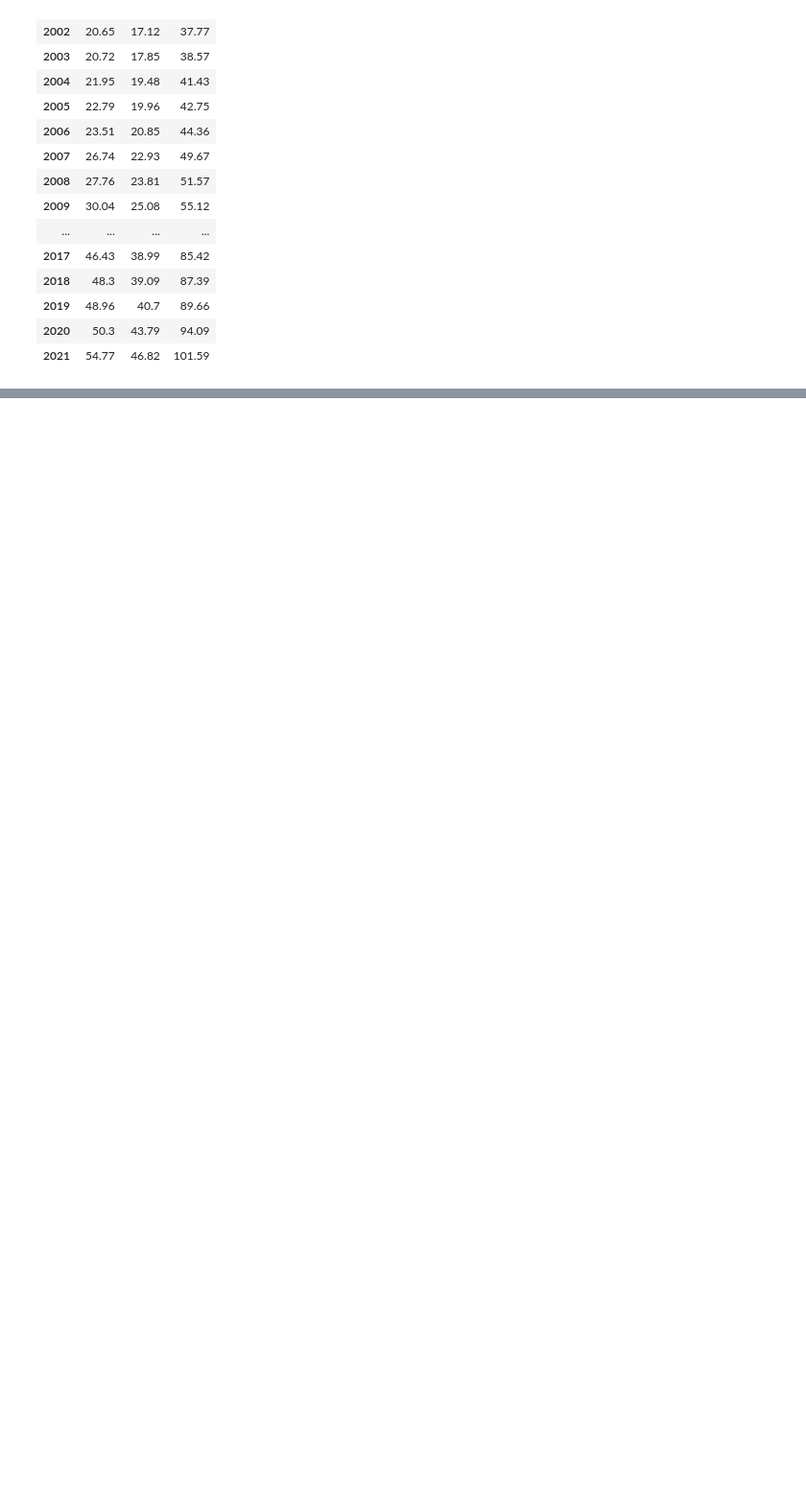
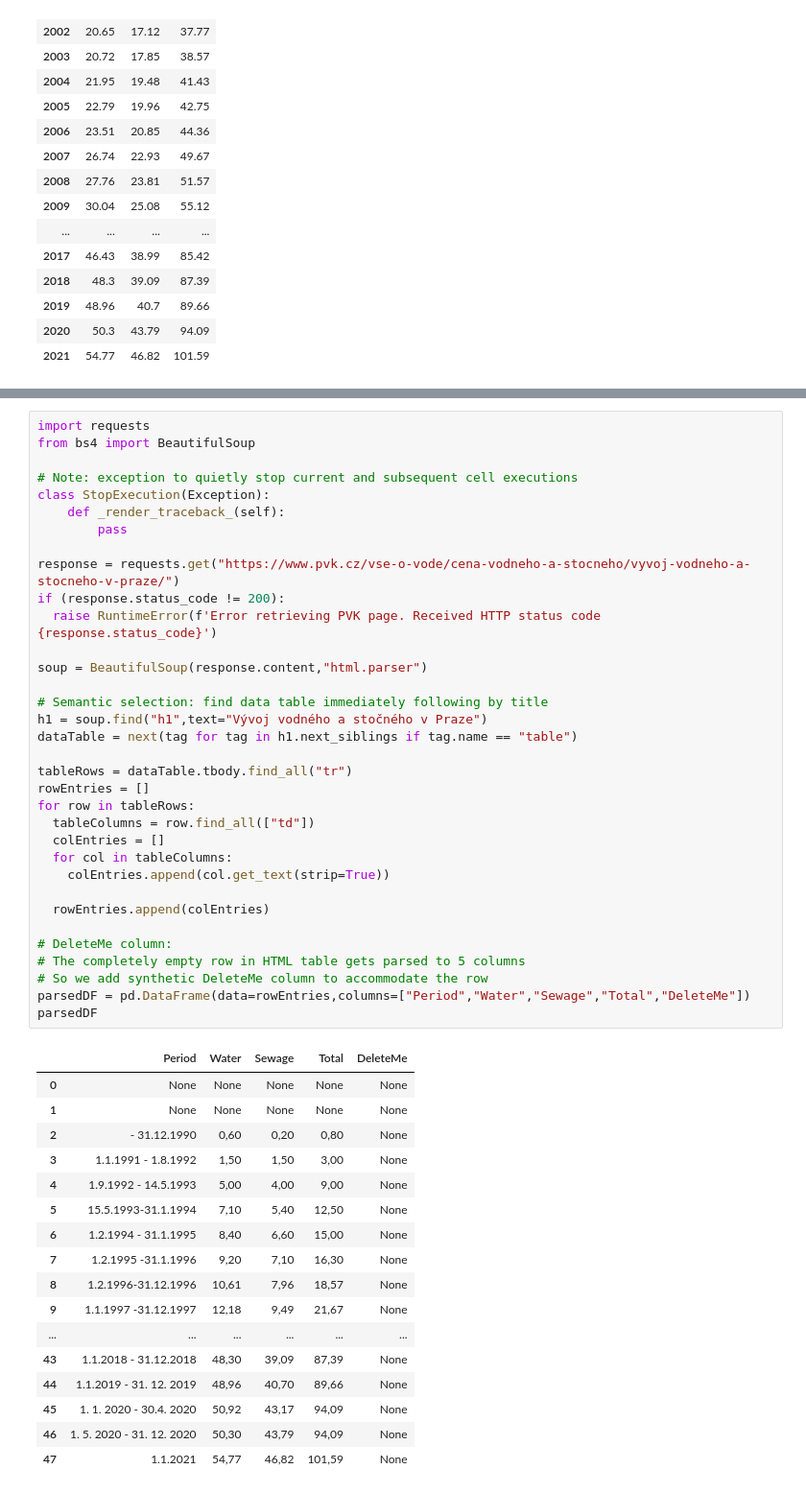
Before and after one commit to mtomcanyi/colab-public, a Jupyter notebook: GitHubIntegration.ipynb, the cells around one changed output, grey strips where cells are left out. Shown at 96% size. Saved outputs shown, nothing was run; the diff lists cells and outputs as text; blank space fills up the shorter version.

```diff
--- a/GitHubIntegration.ipynb
+++ b/GitHubIntegration.ipynb
@@ -186,0 +190,52 @@ sheetDF
+# %%
+import requests
+from bs4 import BeautifulSoup
+
+# Note: exception to quietly stop current and subsequent cell executions
+class StopExecution(Exception):
+    def _render_traceback_(self):
+        pass
+
+response = requests.get("https://www.pvk.cz/vse-o-vode/cena-vodneho-a-stocneho/vyvoj-vodneho-a-stocneho-v-praze/")
+if (response.status_code != 200):
+  raise RuntimeError(f'Error retrieving PVK page. Received HTTP status code {response.status_code}')
+
+soup = BeautifulSoup(response.content,"html.parser")
+
+# Semantic selection: find data table immediately following by title
+h1 = soup.find("h1",text="Vývoj vodného a stočného v Praze")
+dataTable = next(tag for tag in h1.next_siblings if tag.name == "table")
+
+tableRows = dataTable.tbody.find_all("tr")
+rowEntries = []
+for row in tableRows:
+  tableColumns = row.find_all(["td"])
+  colEntries = []
+  for col in tableColumns:
+    colEntries.append(col.get_text(strip=True))
+
+  rowEntries.append(colEntries)
+
+# DeleteMe column:
+# The completely empty row in HTML table gets parsed to 5 columns
+# So we add synthetic DeleteMe column to accommodate the row
+parsedDF = pd.DataFrame(data=rowEntries,columns=["Period","Water","Sewage","Total","DeleteMe"])
+parsedDF
+# %% [output]
+|  | Period | Water | Sewage | Total | DeleteMe |
+| 0 | None | None | None | None | None |
+| 1 | None | None | None | None | None |
+| 2 | - 31.12.1990 | 0,60 | 0,20 | 0,80 | None |
+| 3 | 1.1.1991 - 1.8.1992 | 1,50 | 1,50 | 3,00 | None |
+| 4 | 1.9.1992 - 14.5.1993 | 5,00 | 4,00 | 9,00 | None |
+| 5 | 15.5.1993-31.1.1994 | 7,10 | 5,40 | 12,50 | None |
+| 6 | 1.2.1994 - 31.1.1995 | 8,40 | 6,60 | 15,00 | None |
+| 7 | 1.2.1995 -31.1.1996 | 9,20 | 7,10 | 16,30 | None |
+| 8 | 1.2.1996-31.12.1996 | 10,61 | 7,96 | 18,57 | None |
+| 9 | 1.1.1997 -31.12.1997 | 12,18 | 9,49 | 21,67 | None |
+| ... | ... | ... | ... | ... | ... |
+| 43 | 1.1.2018 - 31.12.2018 | 48,30 | 39,09 | 87,39 | None |
+| 44 | 1.1.2019 - 31. 12. 2019 | 48,96 | 40,70 | 89,66 | None |
+| 45 | 1. 1. 2020 - 30.4. 2020 | 50,92 | 43,17 | 94,09 | None |
+| 46 | 1. 5. 2020 - 31. 12. 2020 | 50,30 | 43,79 | 94,09 | None |
+| 47 | 1.1.2021 | 54,77 | 46,82 | 101,59 | None |
```
Also changed, not shown: parts of 13 cells of this notebook.
